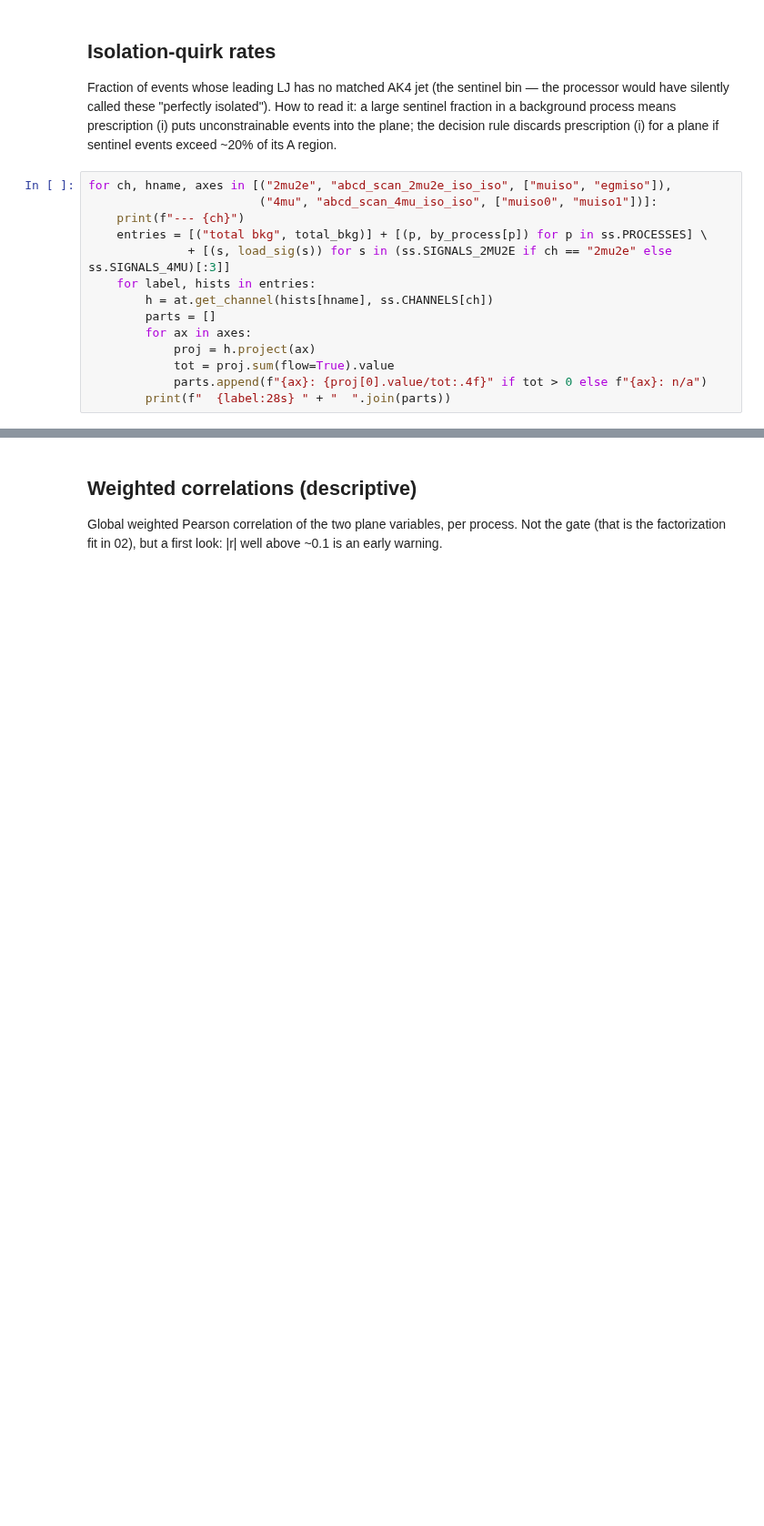
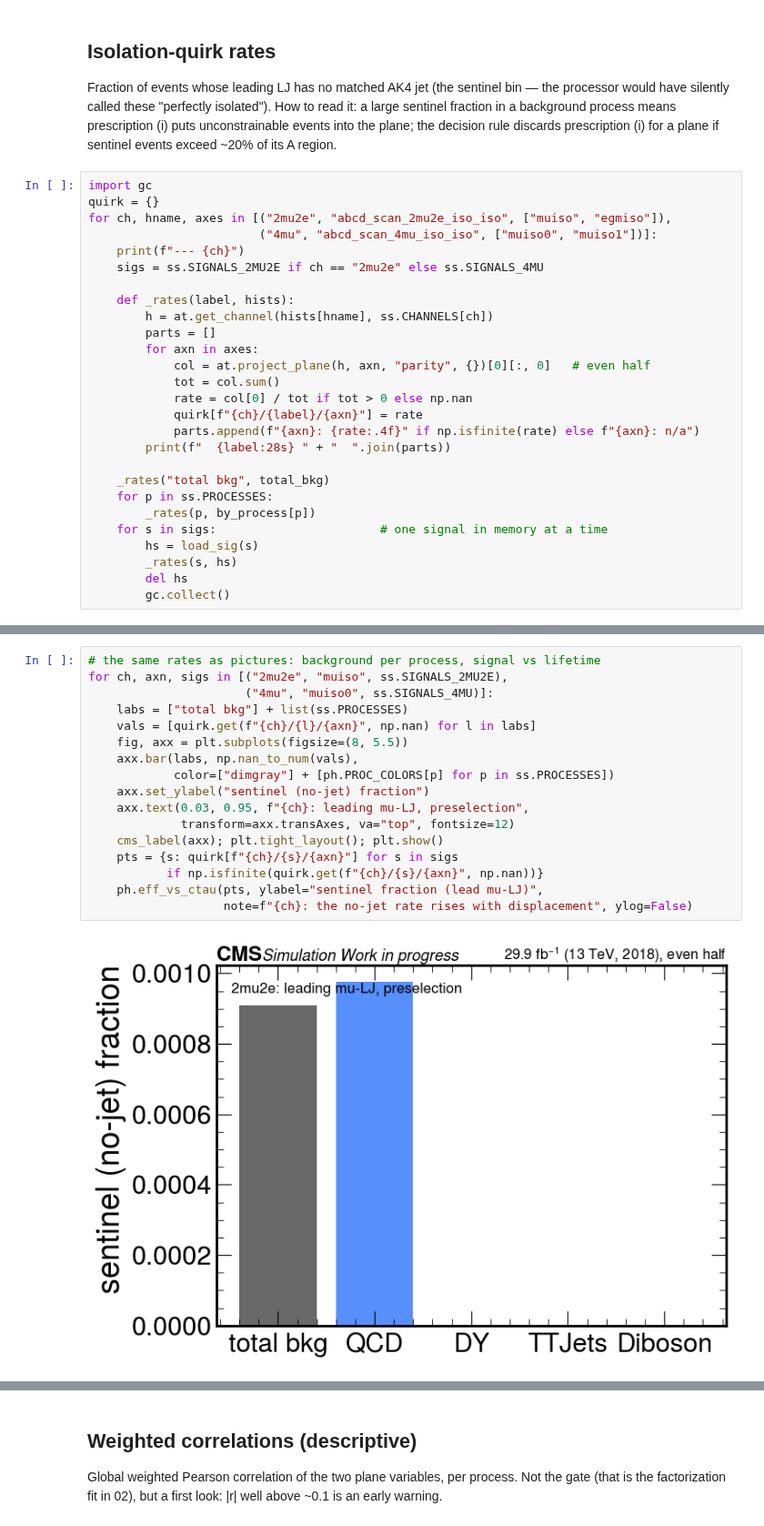
Before and after one commit to murtaza-safdari/SIDM, a Jupyter notebook: sidm/studies/abcd_plane_study/01_plane_atlas.ipynb, the cells around one changed output, grey strips where cells are left out. Shown at 91% size. Cells and saved outputs as stored; diff of their text form; blank space fills up the shorter version.

```diff
--- a/sidm/studies/abcd_plane_study/01_plane_atlas.ipynb
+++ b/sidm/studies/abcd_plane_study/01_plane_atlas.ipynb
@@ -144,18 +142,31 @@ large sentinel fraction in a background process means prescription (i) puts
 unconstrainable events into the plane; the decision rule discards prescription (i)
 for a plane if sentinel events exceed ~20% of its A region.
 # %%
+import gc
+quirk = {}
 for ch, hname, axes in [("2mu2e", "abcd_scan_2mu2e_iso_iso", ["muiso", "egmiso"]),
                         ("4mu", "abcd_scan_4mu_iso_iso", ["muiso0", "muiso1"])]:
     print(f"--- {ch}")
-    entries = [("total bkg", total_bkg)] + [(p, by_process[p]) for p in ss.PROCESSES] \
-              + [(s, load_sig(s)) for s in (ss.SIGNALS_2MU2E if ch == "2mu2e" else ss.SIGNALS_4MU)[:3]]
-    for label, hists in entries:
+    sigs = ss.SIGNALS_2MU2E if ch == "2mu2e" else ss.SIGNALS_4MU
+
+    def _rates(label, hists):
         h = at.get_channel(hists[hname], ss.CHANNELS[ch])
         parts = []
-        for ax in axes:
-            proj = h.project(ax)
-            tot = proj.sum(flow=True).value
-            parts.append(f"{ax}: {proj[0].value/tot:.4f}" if tot > 0 else f"{ax}: n/a")
+        for axn in axes:
+            col = at.project_plane(h, axn, "parity", {})[0][:, 0]   # even half
+            tot = col.sum()
+            rate = col[0] / tot if tot > 0 else np.nan
+            quirk[f"{ch}/{label}/{axn}"] = rate
+            parts.append(f"{axn}: {rate:.4f}" if np.isfinite(rate) else f"{axn}: n/a")
         print(f"  {label:28s} " + "  ".join(parts))
+
+    _rates("total bkg", total_bkg)
+    for p in ss.PROCESSES:
+        _rates(p, by_process[p])
+    for s in sigs:                       # one signal in memory at a time
+        hs = load_sig(s)
+        _rates(s, hs)
+        del hs
+        gc.collect()
 # %% [output]
 --- 2mu2e
@@ -178,0 +189,19 @@ for ch, hname, axes in [("2mu2e", "abcd_scan_2mu2e_iso_iso", ["muiso", "egmiso"]
+# %%
+# the same rates as pictures: background per process, signal vs lifetime
+for ch, axn, sigs in [("2mu2e", "muiso", ss.SIGNALS_2MU2E),
+                      ("4mu", "muiso0", ss.SIGNALS_4MU)]:
+    labs = ["total bkg"] + list(ss.PROCESSES)
+    vals = [quirk.get(f"{ch}/{l}/{axn}", np.nan) for l in labs]
+    fig, axx = plt.subplots(figsize=(8, 5.5))
+    axx.bar(labs, np.nan_to_num(vals),
+            color=["dimgray"] + [ph.PROC_COLORS[p] for p in ss.PROCESSES])
+    axx.set_ylabel("sentinel (no-jet) fraction")
+    axx.text(0.03, 0.95, f"{ch}: leading mu-LJ, preselection",
+             transform=axx.transAxes, va="top", fontsize=12)
+    cms_label(axx); plt.tight_layout(); plt.show()
+    pts = {s: quirk[f"{ch}/{s}/{axn}"] for s in sigs
+           if np.isfinite(quirk.get(f"{ch}/{s}/{axn}", np.nan))}
+    ph.eff_vs_ctau(pts, ylabel="sentinel fraction (lead mu-LJ)",
+                   note=f"{ch}: the no-jet rate rises with displacement", ylog=False)
+# %% [output]
+[figure, added]
```
Also changed, not shown: parts of 22 cells of this notebook, 6 other files.
